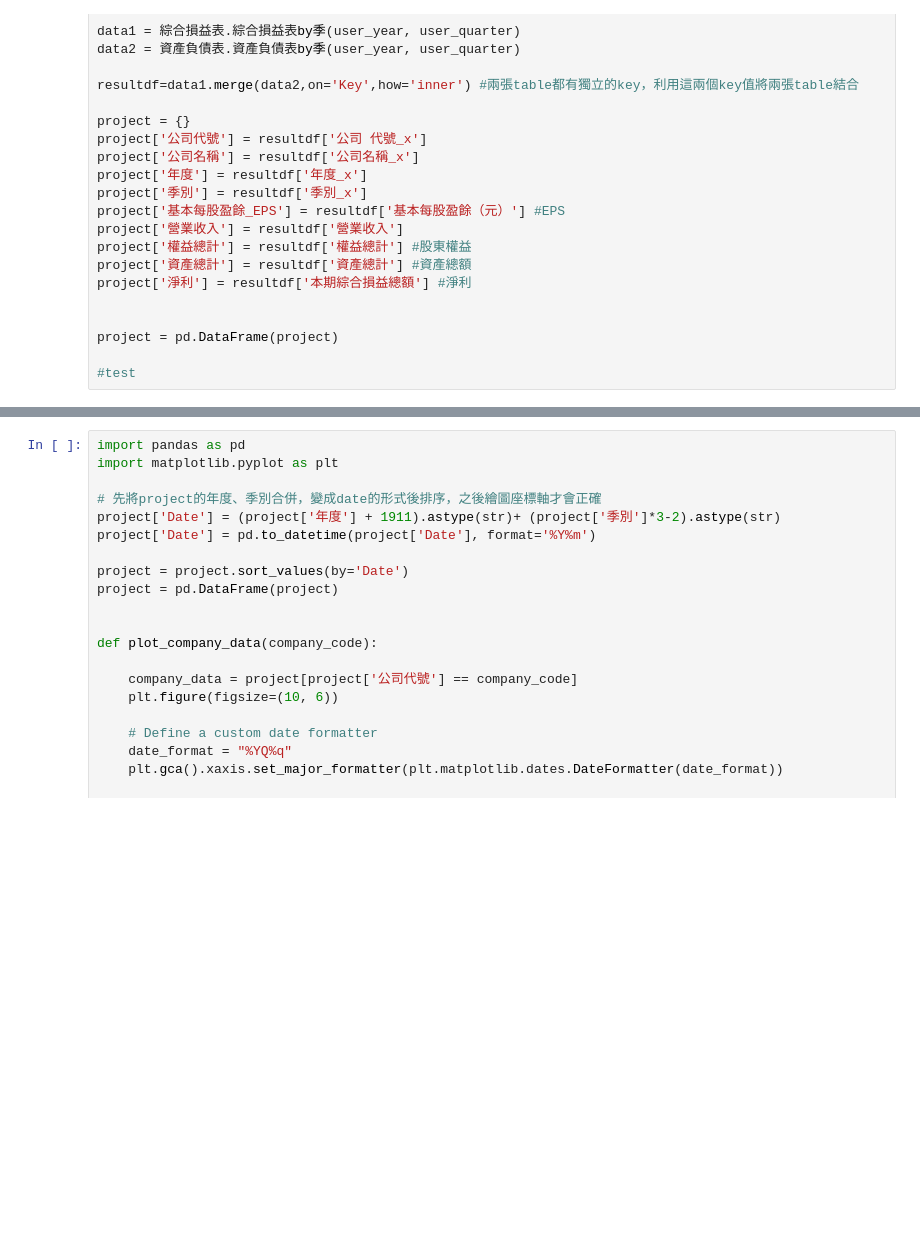
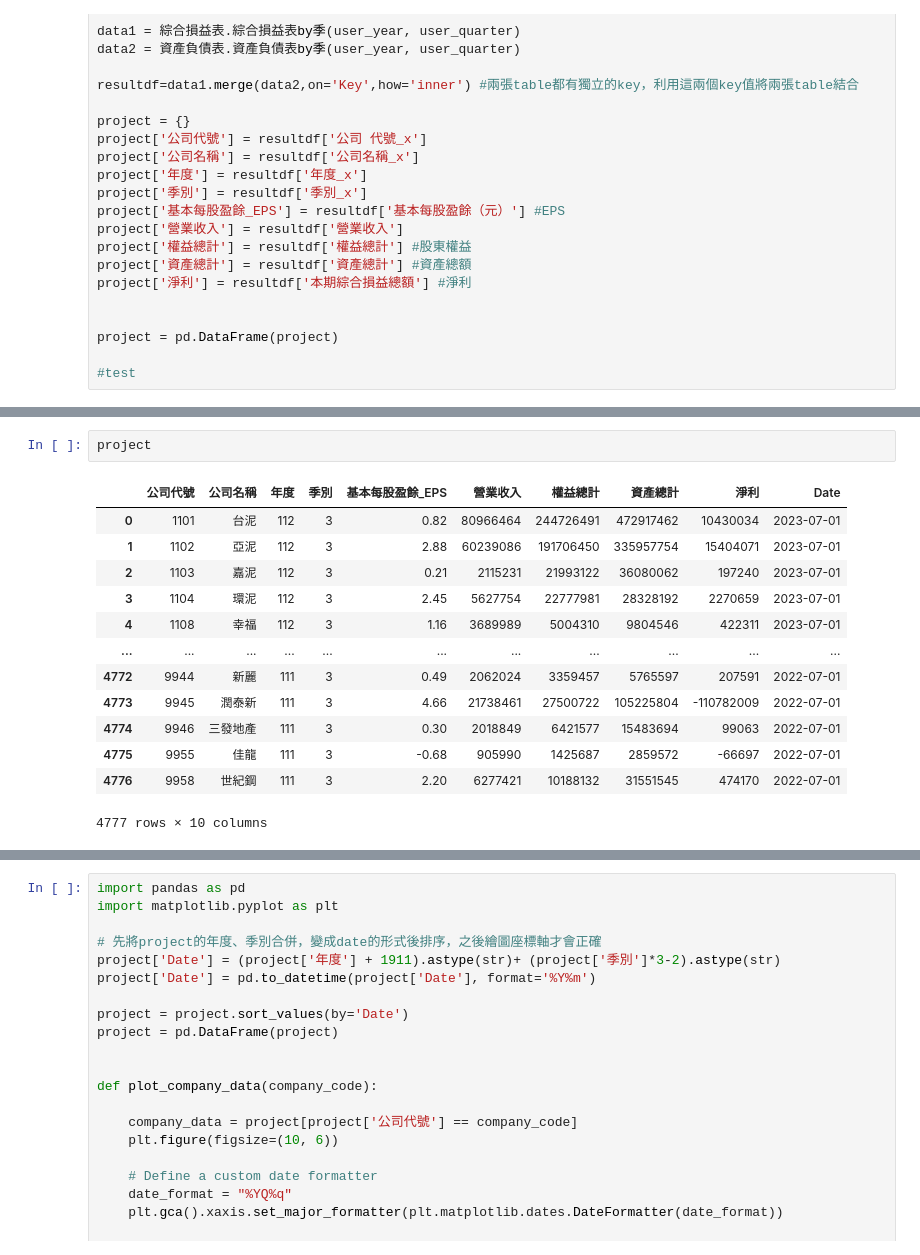
Before and after one commit to e19931107/ccClub_stock_analysis, a Jupyter notebook: Project/綜合.ipynb, the cells around one changed output, grey strips where cells are left out. Saved outputs shown, nothing was run; the diff lists cells and outputs as text; blank space fills up the shorter version.

```diff
--- a/Project/綜合.ipynb
+++ b/Project/綜合.ipynb
@@ -56,3 +40,19 @@ resultdf
+# %%
+project
+# %% [output]
+|  | 公司代號 | 公司名稱 | 年度 | 季別 | 基本每股盈餘_EPS | 營業收入 | 權益總計 | 資產總計 | 淨利 | Date |
+| 0 | 1101 | 台泥 | 112 | 3 | 0.82 | 80966464 | 244726491 | 472917462 | 10430034 | 2023-07-01 |
+| 1 | 1102 | 亞泥 | 112 | 3 | 2.88 | 60239086 | 191706450 | 335957754 | 15404071 | 2023-07-01 |
+| 2 | 1103 | 嘉泥 | 112 | 3 | 0.21 | 2115231 | 21993122 | 36080062 | 197240 | 2023-07-01 |
+| 3 | 1104 | 環泥 | 112 | 3 | 2.45 | 5627754 | 22777981 | 28328192 | 2270659 | 2023-07-01 |
+| 4 | 1108 | 幸福 | 112 | 3 | 1.16 | 3689989 | 5004310 | 9804546 | 422311 | 2023-07-01 |
+| ... | ... | ... | ... | ... | ... | ... | ... | ... | ... | ... |
+| 4772 | 9944 | 新麗 | 111 | 3 | 0.49 | 2062024 | 3359457 | 5765597 | 207591 | 2022-07-01 |
+| 4773 | 9945 | 潤泰新 | 111 | 3 | 4.66 | 21738461 | 27500722 | 105225804 | -110782009 | 2022-07-01 |
+| 4774 | 9946 | 三發地產 | 111 | 3 | 0.30 | 2018849 | 6421577 | 15483694 | 99063 | 2022-07-01 |
+| 4775 | 9955 | 佳龍 | 111 | 3 | -0.68 | 905990 | 1425687 | 2859572 | -66697 | 2022-07-01 |
+| 4776 | 9958 | 世紀鋼 | 111 | 3 | 2.20 | 6277421 | 10188132 | 31551545 | 474170 | 2022-07-01 |
+4777 rows × 10 columns
 # %%
 # dataset1
 import pandas as pd
```
Also changed, not shown: parts of 2 cells of this notebook.
